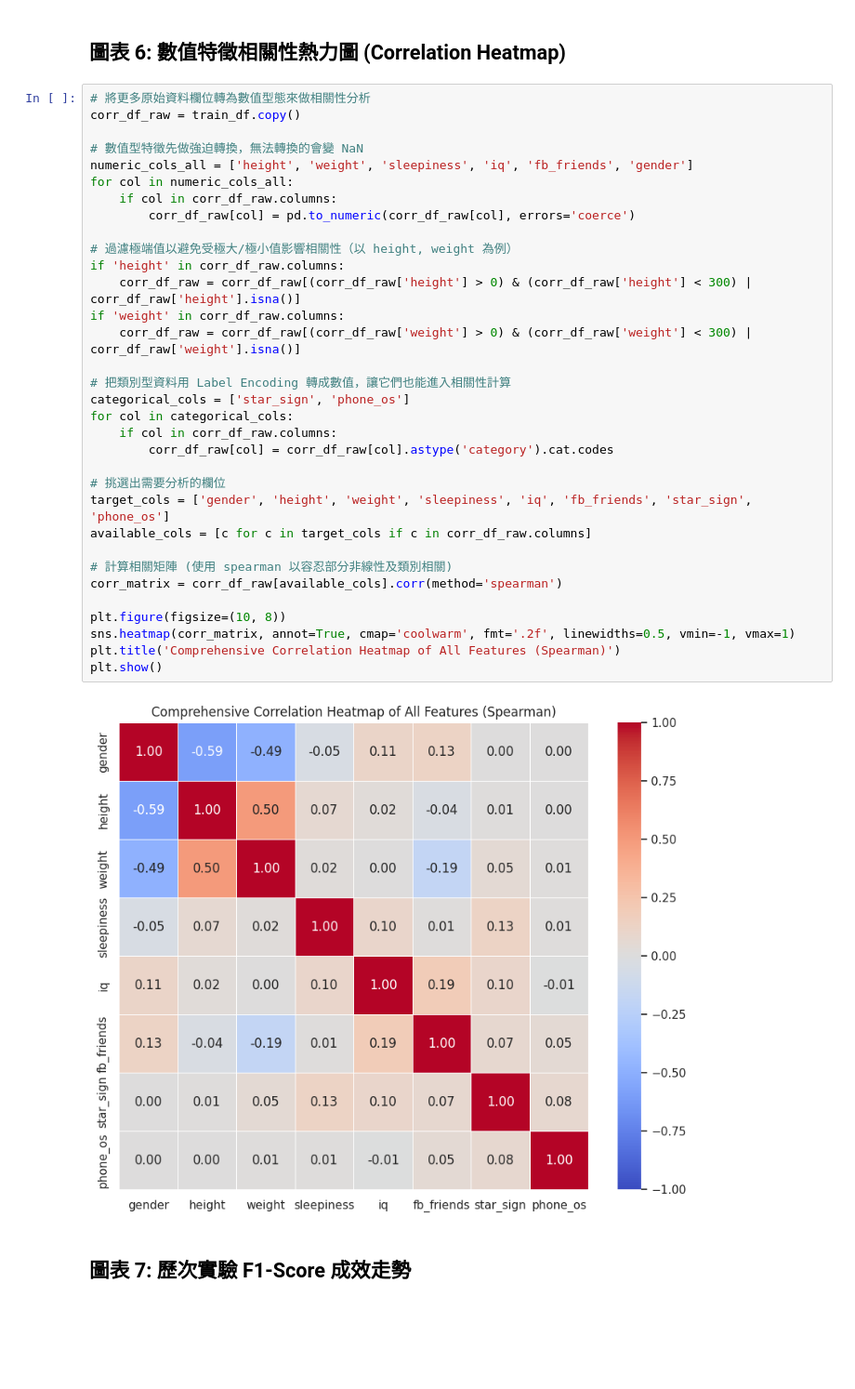
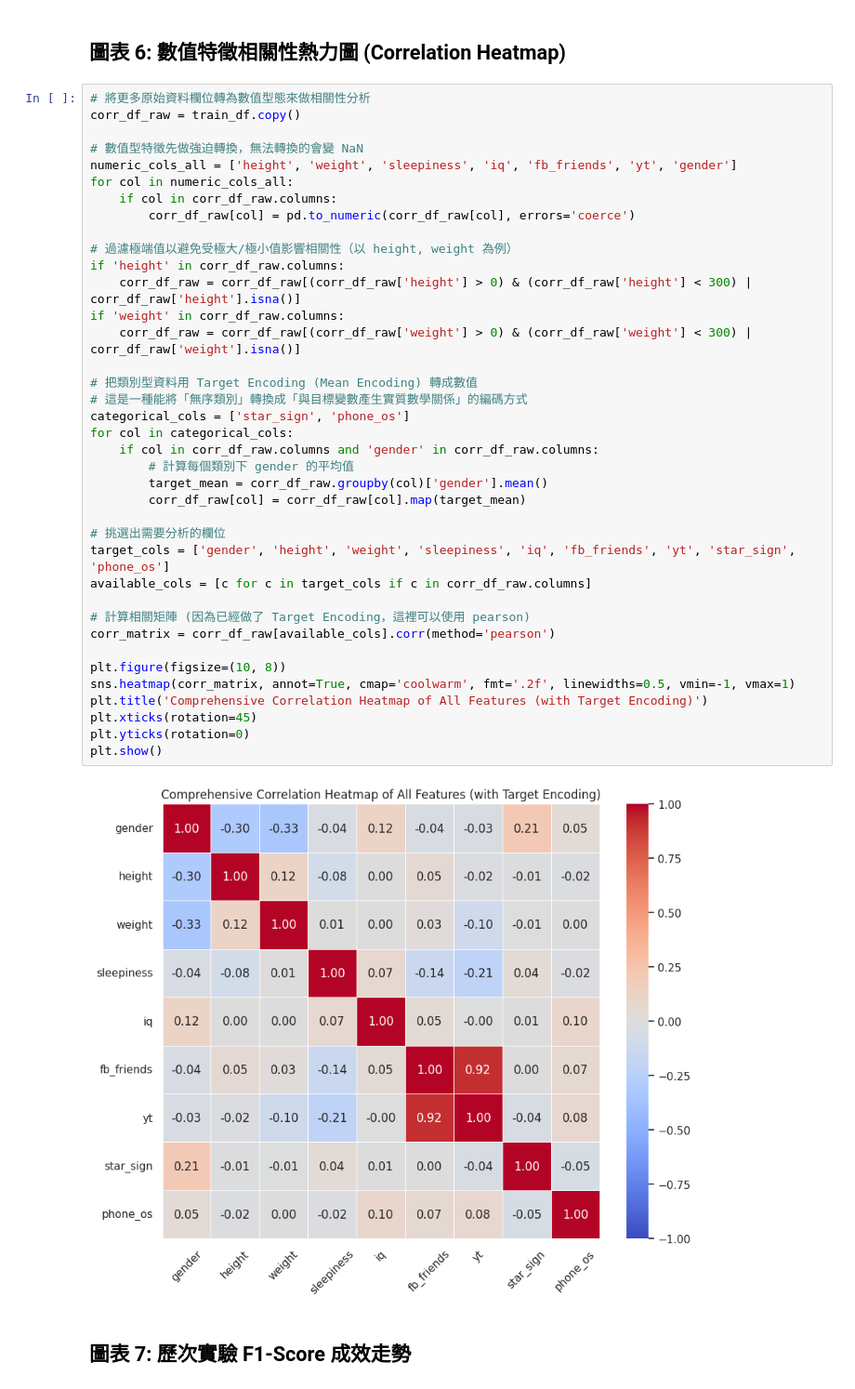
Before and after one commit to ThanatosJun/Kaggle-BoyGirl-TeamBD, a Jupyter notebook: notebooks/visual_data.ipynb, the cells around one changed output. Shown at 93% size. Cells and saved outputs as stored; diff of their text form; blank space fills up the shorter version.

```diff
--- a/notebooks/visual_data.ipynb
+++ b/notebooks/visual_data.ipynb
@@ -152,38 +152,43 @@ plt.show()
 # %%
 # 將更多原始資料欄位轉為數值型態來做相關性分析
 corr_df_raw = train_df.copy()
 
 # 數值型特徵先做強迫轉換，無法轉換的會變 NaN
-numeric_cols_all = ['height', 'weight', 'sleepiness', 'iq', 'fb_friends', 'gender']
+numeric_cols_all = ['height', 'weight', 'sleepiness', 'iq', 'fb_friends', 'yt', 'gender']
 for col in numeric_cols_all:
     if col in corr_df_raw.columns:
         corr_df_raw[col] = pd.to_numeric(corr_df_raw[col], errors='coerce')
 
 # 過濾極端值以避免受極大/極小值影響相關性（以 height, weight 為例）
 if 'height' in corr_df_raw.columns:
     corr_df_raw = corr_df_raw[(corr_df_raw['height'] > 0) & (corr_df_raw['height'] < 300) | corr_df_raw['height'].isna()]
 if 'weight' in corr_df_raw.columns:
     corr_df_raw = corr_df_raw[(corr_df_raw['weight'] > 0) & (corr_df_raw['weight'] < 300) | corr_df_raw['weight'].isna()]
 
-# 把類別型資料用 Label Encoding 轉成數值，讓它們也能進入相關性計算
+# 把類別型資料用 Target Encoding (Mean Encoding) 轉成數值
+# 這是一種能將「無序類別」轉換成「與目標變數產生實質數學關係」的編碼方式
 categorical_cols = ['star_sign', 'phone_os']
 for col in categorical_cols:
-    if col in corr_df_raw.columns:
-        corr_df_raw[col] = corr_df_raw[col].astype('category').cat.codes
+    if col in corr_df_raw.columns and 'gender' in corr_df_raw.columns:
+        # 計算每個類別下 gender 的平均值
+        target_mean = corr_df_raw.groupby(col)['gender'].mean()
+        corr_df_raw[col] = corr_df_raw[col].map(target_mean)
 
 # 挑選出需要分析的欄位
-target_cols = ['gender', 'height', 'weight', 'sleepiness', 'iq', 'fb_friends', 'star_sign', 'phone_os']
+target_cols = ['gender', 'height', 'weight', 'sleepiness', 'iq', 'fb_friends', 'yt', 'star_sign', 'phone_os']
 available_cols = [c for c in target_cols if c in corr_df_raw.columns]
 
-# 計算相關矩陣 (使用 spearman 以容忍部分非線性及類別相關)
-corr_matrix = corr_df_raw[available_cols].corr(method='spearman')
+# 計算相關矩陣 (因為已經做了 Target Encoding，這裡可以使用 pearson)
+corr_matrix = corr_df_raw[available_cols].corr(method='pearson')
 
 plt.figure(figsize=(10, 8))
 sns.heatmap(corr_matrix, annot=True, cmap='coolwarm', fmt='.2f', linewidths=0.5, vmin=-1, vmax=1)
-plt.title('Comprehensive Correlation Heatmap of All Features (Spearman)')
+plt.title('Comprehensive Correlation Heatmap of All Features (with Target Encoding)')
+plt.xticks(rotation=45)
+plt.yticks(rotation=0)
 plt.show()
 # %% [output]
-[figure, old version]
+[figure, new version]
 # %% [markdown]
 ## 圖表 7: 歷次實驗 F1-Score 成效走勢
 # %%
```
Also changed, not shown: 3 other files.
